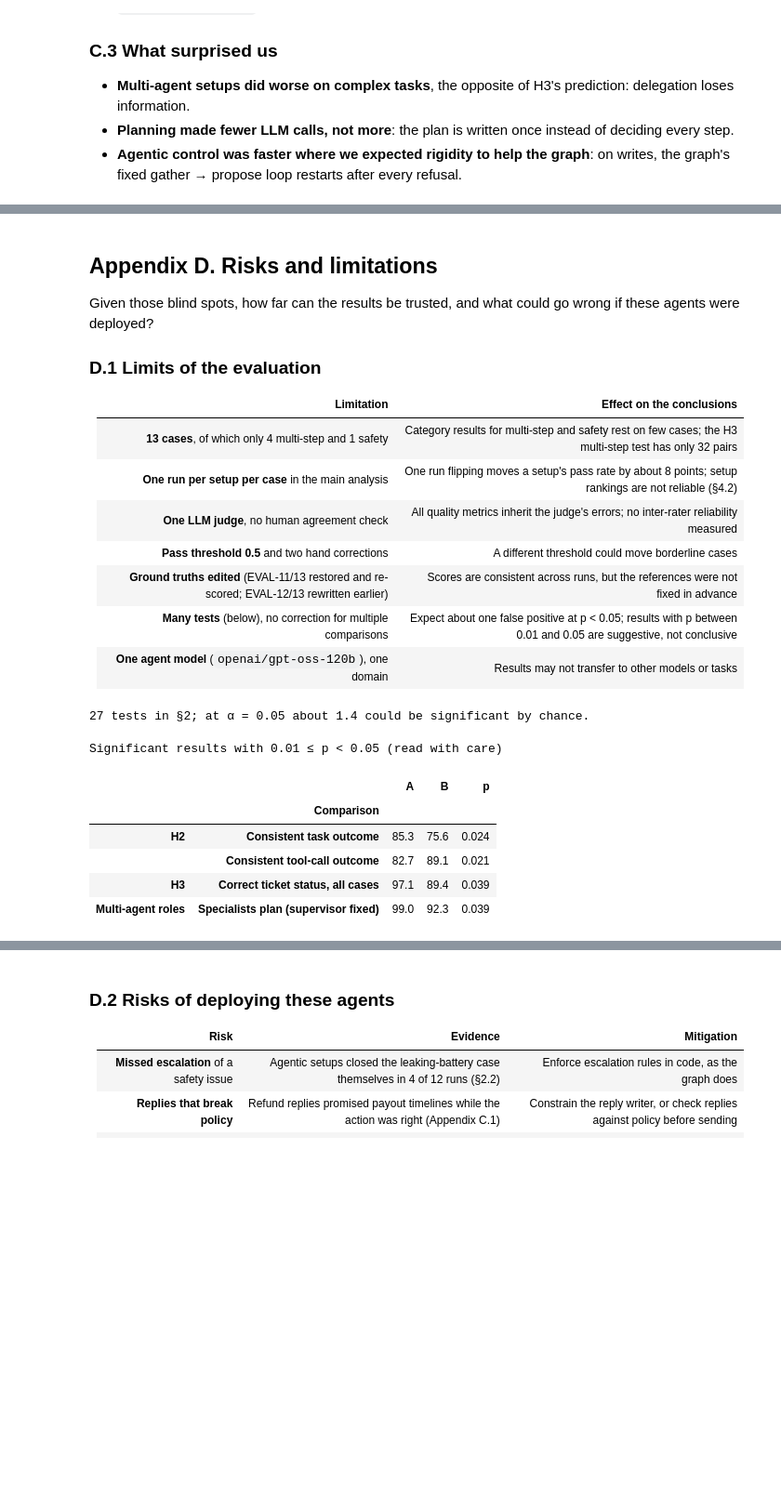
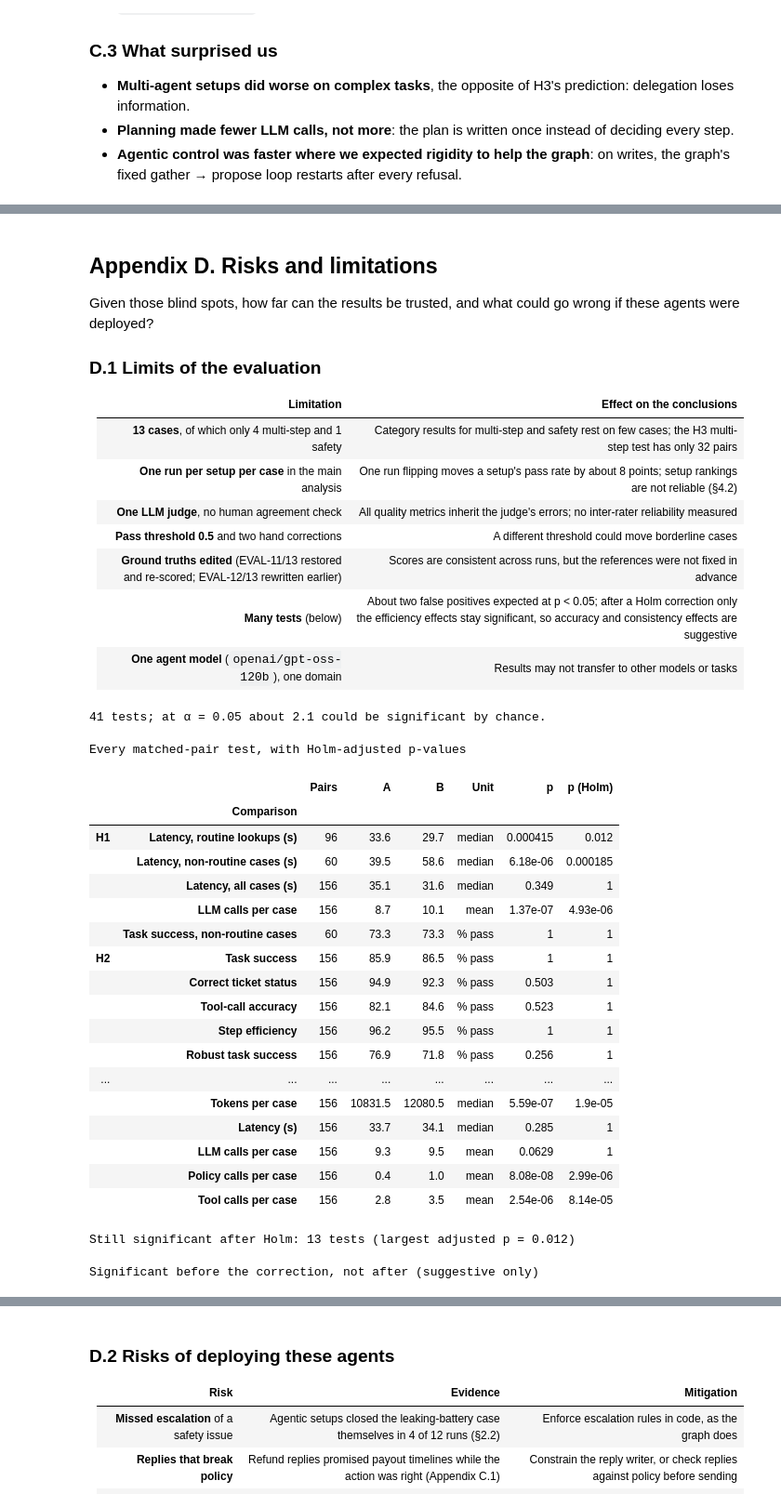
Before and after one commit to RicePuddn/GenAIProject, a Jupyter notebook: results/deepeval/analysis/5_findings.ipynb, the cells around one changed output, grey strips where cells are left out. Shown at 93% size. Saved outputs shown, nothing was run; the diff lists cells and outputs as text; code cells hidden in the pictures; blank space fills up the shorter version.

```diff
--- a/results/deepeval/analysis/5_findings.ipynb
+++ b/results/deepeval/analysis/5_findings.ipynb
@@ -767,0 +804,27 @@ save(fig, "findings_additional.png")
+# %%
+df["policy_calls"] = policy_calls                     # policy-tool calls per run (computed above)
+MATCH_POLICY = ["control", "agents", "variant", "case_id"]
+P = dict(compare="policy", a="RAG", b="SKILL", match_on=MATCH_POLICY)
+
+policy_tests = test_table([
+    paired_test(df, "task_pass",                     **P, name="Task success"),
+    paired_test(df, "status_ok",                     **P, name="Correct ticket status"),
+    paired_test(df, "tool_call_pass",                **P, name="Tool-call accuracy"),
+    paired_test(df, "answer_correctness_pass",       **P, name="Answer correctness"),
+    paired_test(df, "trajectory_quality_trace_pass", **P, name="Trajectory quality"),
+    paired_test(df, "task_robust_pass",              **P, name="Robust task success"),
+    paired_test(df, "task_consistent",               **P, name="Consistent task outcome"),
+    paired_test(df, "total_tokens",                  **P, name="Tokens per case"),
+    paired_test(df, "elapsed_s",                     **P, name="Latency (s)"),
+    paired_test(df, "llm_calls",                     **P, name="LLM calls per case", stat="mean"),
+    paired_test(df, "policy_calls",                  **P, name="Policy calls per case", stat="mean"),
+    paired_test(df, "tool_calls",                    **P, name="Tool calls per case", stat="mean"),
+], "RAG", "SKILL")
+
+# Where each store does better (not significant; reported as a pattern only)
+by_cat = df.groupby(["policy", "category"]).task_pass.mean().mul(100).unstack()[CATEGORIES].rename(index=NICE)
+display(by_cat.style.format("{:.1f}").set_caption("<b>Task success (%) by policy store and task type</b>"))
+per_case = (df[df.case_id.isin(["EVAL-06", "EVAL-09", "EVAL-10", "EVAL-13"])]
+            .groupby(["case_id", "policy"]).agg(task_success=("task_pass", pct), policy_calls=("policy_calls", "mean"),
+                                                median_tokens=("total_tokens", "median")).rename(index=NICE))
+per_case.style.format(precision=1).set_caption("<b>Policy-heavy cases: success and policy calls per run</b>")
@@ -888,20 +1094,41 @@ Given those blind spots, how far can the results be trusted, and what could go w
 | **One LLM judge**, no human agreement check | All quality metrics inherit the judge's errors; no inter-rater reliability measured |
 | **Pass threshold 0.5** and two hand corrections | A different threshold could move borderline cases |
 | **Ground truths edited** (EVAL-11/13 restored and re-scored; EVAL-12/13 rewritten earlier) | Scores are consistent across runs, but the references were not fixed in advance |
-| **Many tests** (below), no correction for multiple comparisons | Expect about one false positive at p < 0.05; results with p between 0.01 and 0.05 are suggestive, not conclusive |
+| **Many tests** (below) | About two false positives expected at p < 0.05; after a Holm correction only the efficiency effects stay significant, so accuracy and consistency effects are suggestive |
 | **One agent model** (`openai/gpt-oss-120b`), one domain | Results may not transfer to other models or tasks |
 # %%
-all_tests = pd.concat({"H1": h1, "H2": h2, "H3": h3, "H4": h4, "Multi-agent roles": roles})
-borderline = all_tests[(all_tests.p >= 0.01) & (all_tests.p < 0.05)]
-print(f"{len(all_tests)} tests in §2; at α = 0.05 about {0.05 * len(all_tests):.1f} could be significant by chance.")
-borderline[["A", "B", "p"]].style.format({"A": "{:.1f}", "B": "{:.1f}", "p": "{:.3f}"}) \
-    .set_caption("<b>Significant results with 0.01 ≤ p &lt; 0.05</b> (read with care)")
+all_tests = pd.concat({"H1": h1, "H2": h2, "H3": h3, "H4": h4, "Multi-agent roles": roles, "Policy store": policy_tests})
+all_tests["p (Holm)"] = holm(all_tests.p)          # Holm step-down correction over every test in this notebook
+print(f"{len(all_tests)} tests; at α = 0.05 about {0.05 * len(all_tests):.1f} could be significant by chance.")
+display(all_tests[["Pairs", "A", "B", "Unit", "p", "p (Holm)"]]
+        .style.format({"A": "{:.1f}", "B": "{:.1f}", "p": "{:.3g}", "p (Holm)": "{:.3g}"})
+        .set_caption("<b>Every matched-pair test, with Holm-adjusted p-values</b>"))
+
+lost = all_tests[(all_tests.p < 0.05) & (all_tests["p (Holm)"] >= 0.05)]
+kept = all_tests[all_tests["p (Holm)"] < 0.05]
+print(f"Still significant after Holm: {len(kept)} tests (largest adjusted p = {kept['p (Holm)'].max():.3f})")
+lost[["A", "B", "p", "p (Holm)"]].style.format({"A": "{:.1f}", "B": "{:.1f}", "p": "{:.3f}", "p (Holm)": "{:.2f}"}) \
+    .set_caption("<b>Significant before the correction, not after</b> (suggestive only)")
 # %% [output]
-27 tests in §2; at α = 0.05 about 1.4 could be significant by chance.
+41 tests; at α = 0.05 about 2.1 could be significant by chance.
-Significant results with 0.01 ≤ p < 0.05 (read with care)
+Every matched-pair test, with Holm-adjusted p-values
-|  |  | A | B | p |
-|  | Comparison |  |  |  |
-| H2 | Consistent task outcome | 85.3 | 75.6 | 0.024 |
-|  | Consistent tool-call outcome | 82.7 | 89.1 | 0.021 |
-| H3 | Correct ticket status, all cases | 97.1 | 89.4 | 0.039 |
-| Multi-agent roles | Specialists plan (supervisor fixed) | 99.0 | 92.3 | 0.039 |
+|  |  | Pairs | A | B | Unit | p | p (Holm) |
+|  | Comparison |  |  |  |  |  |  |
+| H1 | Latency, routine lookups (s) | 96 | 33.6 | 29.7 | median | 0.000415 | 0.012 |
+|  | Latency, non-routine cases (s) | 60 | 39.5 | 58.6 | median | 6.18e-06 | 0.000185 |
+|  | Latency, all cases (s) | 156 | 35.1 | 31.6 | median | 0.349 | 1 |
+|  | LLM calls per case | 156 | 8.7 | 10.1 | mean | 1.37e-07 | 4.93e-06 |
+|  | Task success, non-routine cases | 60 | 73.3 | 73.3 | % pass | 1 | 1 |
+| H2 | Task success | 156 | 85.9 | 86.5 | % pass | 1 | 1 |
+|  | Correct ticket status | 156 | 94.9 | 92.3 | % pass | 0.503 | 1 |
+|  | Tool-call accuracy | 156 | 82.1 | 84.6 | % pass | 0.523 | 1 |
+|  | Step efficiency | 156 | 96.2 | 95.5 | % pass | 1 | 1 |
+|  | Robust task success | 156 | 76.9 | 71.8 | % pass | 0.256 | 1 |
+| ... | ... | ... | ... | ... | ... | ... | ... |
+|  | Tokens per case | 156 | 10831.5 | 12080.5 | median | 5.59e-07 | 1.9e-05 |
+|  | Latency (s) | 156 | 33.7 | 34.1 | median | 0.285 | 1 |
+|  | LLM calls per case | 156 | 9.3 | 9.5 | mean | 0.0629 | 1 |
+|  | Policy calls per case | 156 | 0.4 | 1.0 | mean | 8.08e-08 | 2.99e-06 |
+|  | Tool calls per case | 156 | 2.8 | 3.5 | mean | 2.54e-06 | 8.14e-05 |
+Still significant after Holm: 13 tests (largest adjusted p = 0.012)
+Significant before the correction, not after (suggestive only)
```
Also changed, not shown: parts of 18 cells of this notebook, 1 other file.
